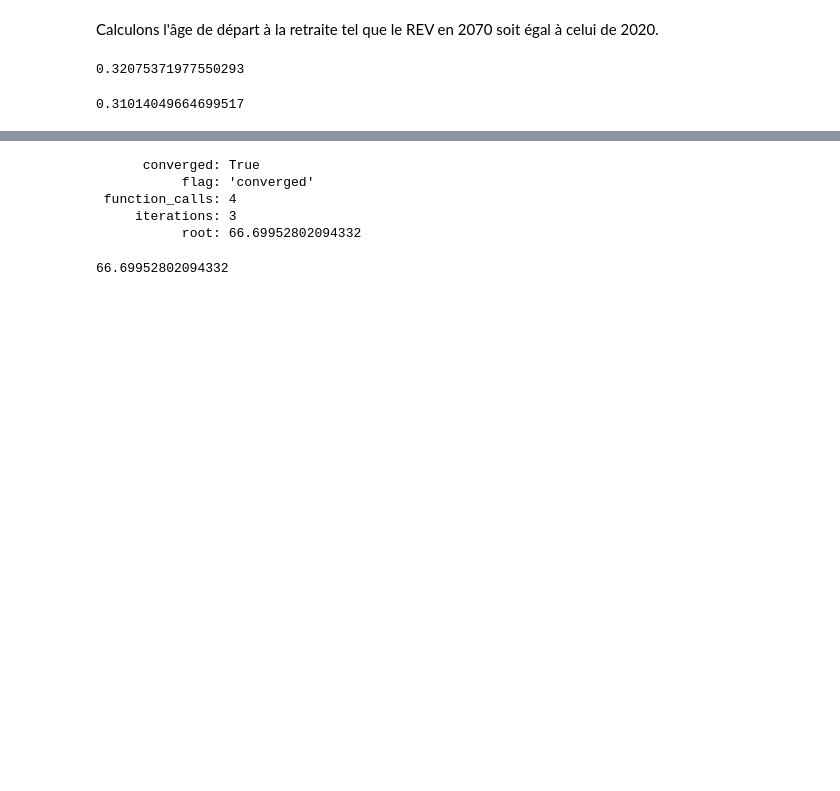
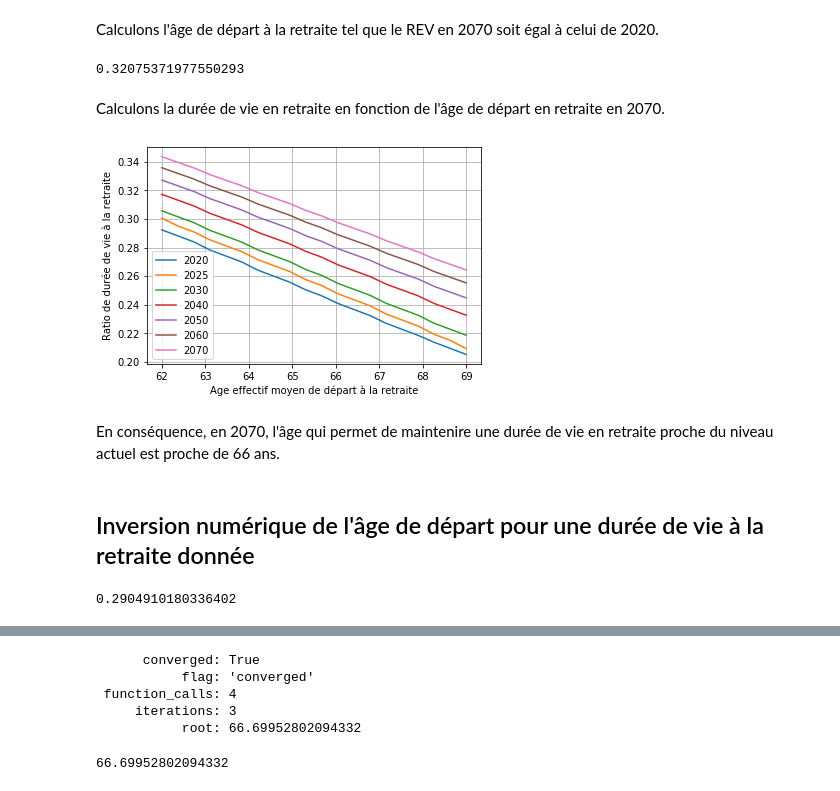
Before and after one commit to brunoscherrer/retraites, a Jupyter notebook: doc/pilotage-vie-en-retraite.ipynb, the cells around one changed output, grey strips where cells are left out. Cells and saved outputs as stored; diff of their text form; code cells hidden in the pictures; blank space fills up the shorter version.

```diff
--- a/doc/pilotage-vie-en-retraite.ipynb
+++ b/doc/pilotage-vie-en-retraite.ipynb
@@ -50,13 +67,23 @@ REV
 # %% [markdown]
 Calculons l'âge de départ à la retraite tel que le REV en 2070 soit égal à celui de 2020.
+# %%
+def calculREV(simulateur, scenario, annee, As):
+    """
+    Calcule la durée de vie en retraite en fonction du simulateur,
+    de l'année de départ en retraite et de l'âge de départ à la retraite.
+
+    Paramètres :
+        simulateur : un SimulateurRetraites
+        scenario : un entier, le scénario
+        annee : un entier, l'année du calcul
+        As : un flottant, l'âge de départ effectif moyen en retraite
+    """
+    annee_naissance = round(annee + 0.5 - As)
+    age_mort = 60.0 + simulateur.EV[scenario][annee_naissance]
+    REV = ( age_mort - As ) / age_mort
+    return REV
 # %%
 annee = 2070
+scenario = 1
-# %%
-def calculREV(simulateur, annee, As):
-    s = 1
-    annee_naissance = round(annee + 0.5 - As)
-    age_mort = 60.0 + simulateur.EV[s][annee_naissance]
-    REV = ( age_mort - As ) / age_mort
-    return REV
 # %%
 As = 64.0
@@ -64,7 +91,22 @@ calculREV(simulateur, annee, As)
 # %% [output]
 0.32075371977550293
-# %%
-As = 65.0
-calculREV(simulateur, annee, As)
-# %% [output]
-0.31014049664699517
+# %% [markdown]
+Calculons la durée de vie en retraite en fonction de l'âge de départ en retraite en 2070.
+# %%
+nombreAges = 20
+table_As = np.linspace(62.0, 69.0, nombreAges)
+for annee in simulateur.annees_standard:
+    tableREV = np.zeros(nombreAges)
+    for i in range(nombreAges):
+        tableREV[i] = calculREV(simulateur, scenario, annee, table_As[i])
+    pl.plot(table_As, tableREV, label = "%d" % (annee));
+pl.legend();
+pl.xlabel("Age effectif moyen de départ à la retraite")
+pl.ylabel("Ratio de durée de vie à la retraite");
+pl.grid()
+# %% [output]
+[figure, added]
+# %% [markdown]
+En conséquence, en 2070, l'âge qui permet de maintenire une durée de vie en retraite proche du niveau actuel est proche de 66 ans.
+# %% [markdown]
+## Inversion numérique de l'âge de départ pour une durée de vie à la retraite donnée
@@ -71 +143,7 @@ calculREV(simulateur, annee, As)
+# %%
+As = simulateur.A[scenarioReference][anneeReference]
+REVReference = calculREV(simulateur, scenarioReference, anneeReference, As)
+REVReference
+# %% [output]
+0.2904910180336402
 # %%
```
Also changed, not shown: parts of 23 cells of this notebook, 3 other files.
